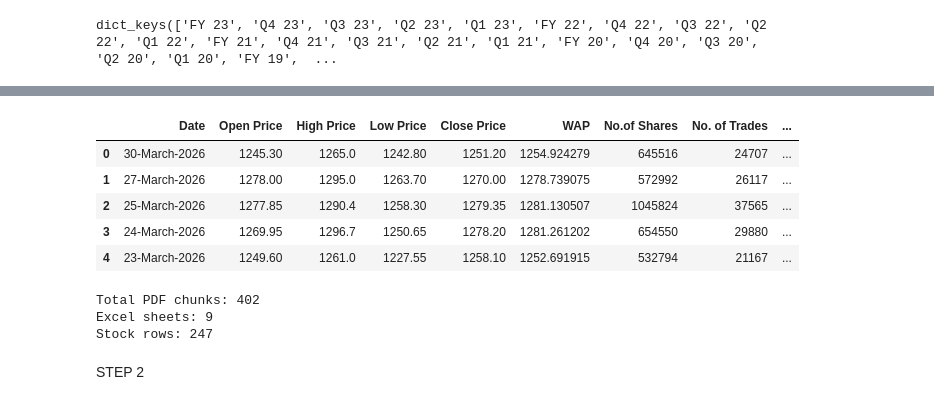
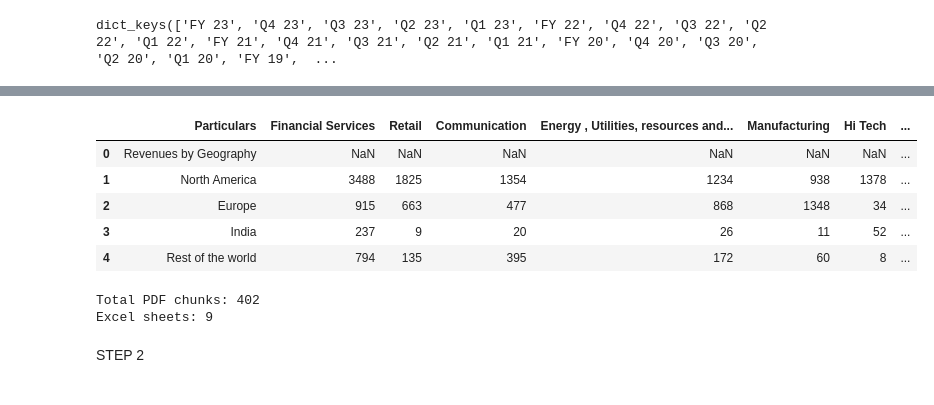
Before and after one commit to saba251103/auxo-financial-analyst, a Jupyter notebook: Untitled12.ipynb, the cells around one changed output, grey strips where cells are left out. Saved outputs shown, nothing was run; the diff lists cells and outputs as text; code cells hidden in the pictures.

```diff
--- a/Untitled12.ipynb
+++ b/Untitled12.ipynb
@@ -353,24 +353,41 @@ disaggregate_revenue_tables["FY 23"]
 | 8 | Digital | 2980 | 1733 | 1485 | 1442 | 1685 | 945 | ... |
 | 9 | Core | 2454 | 899 | 761 | 858 | 672 | 527 | ... |
 | 10 | Total | 5434 | 2632 | 2246 | 2300 | 2357 | 1472 | ... |
-# %%
-stock_df = pd.read_csv("500209.csv")
-stock_df.head()
-# %% [output]
-|  | Date | Open Price | High Price | Low Price | Close Price | WAP | No.of Shares | No. of Trades | ... |
-| 0 | 30-March-2026 | 1245.30 | 1265.0 | 1242.80 | 1251.20 | 1254.924279 | 645516 | 24707 | ... |
-| 1 | 27-March-2026 | 1278.00 | 1295.0 | 1263.70 | 1270.00 | 1278.739075 | 572992 | 26117 | ... |
-| 2 | 25-March-2026 | 1277.85 | 1290.4 | 1258.30 | 1279.35 | 1281.130507 | 1045824 | 37565 | ... |
-| 3 | 24-March-2026 | 1269.95 | 1296.7 | 1250.65 | 1278.20 | 1281.261202 | 654550 | 29880 | ... |
-| 4 | 23-March-2026 | 1249.60 | 1261.0 | 1227.55 | 1258.10 | 1252.691915 | 532794 | 21167 | ... |
+# %%
+# Clean disaggregate revenue tables
+for period, df in disaggregate_revenue_tables.items():
+    if df.empty:
+        continue
+
+    first_col = df.columns[0]
+
+    # Explicitly ensure we are working with a Series, even if df[first_col] returns a DataFrame
+    column_data = df[first_col]
+    if isinstance(column_data, pd.DataFrame):
+        column_data = column_data.iloc[:, 0] # Extract the Series from the single-column DataFrame
+
+    df[first_col] = (
+        column_data
+        .astype(str)
+        .str.strip()
+    )
+
+    disaggregate_revenue_tables[period] = df
+# %%
+disaggregate_revenue_tables["FY 23"].head()
+# %% [output]
+|  | Particulars | Financial Services | Retail | Communication | Energy , Utilities, resources and... | Manufacturing | Hi Tech | ... |
+| 0 | Revenues by Geography | NaN | NaN | NaN | NaN | NaN | NaN | ... |
+| 1 | North America | 3488 | 1825 | 1354 | 1234 | 938 | 1378 | ... |
+| 2 | Europe | 915 | 663 | 477 | 868 | 1348 | 34 | ... |
+| 3 | India | 237 | 9 | 20 | 26 | 11 | 52 | ... |
+| 4 | Rest of the world | 794 | 135 | 395 | 172 | 60 | 8 | ... |
 # %%
 print("Total PDF chunks:", len(all_pdf_chunks))
 print("Excel sheets:", len(excel_data))
-print("Stock rows:", len(stock_df))
 # %% [output]
 Total PDF chunks: 402
 Excel sheets: 9
-Stock rows: 247
 # %% [markdown]
 STEP 2
 # %%
```
Also changed, not shown: parts of 23 cells of this notebook.
